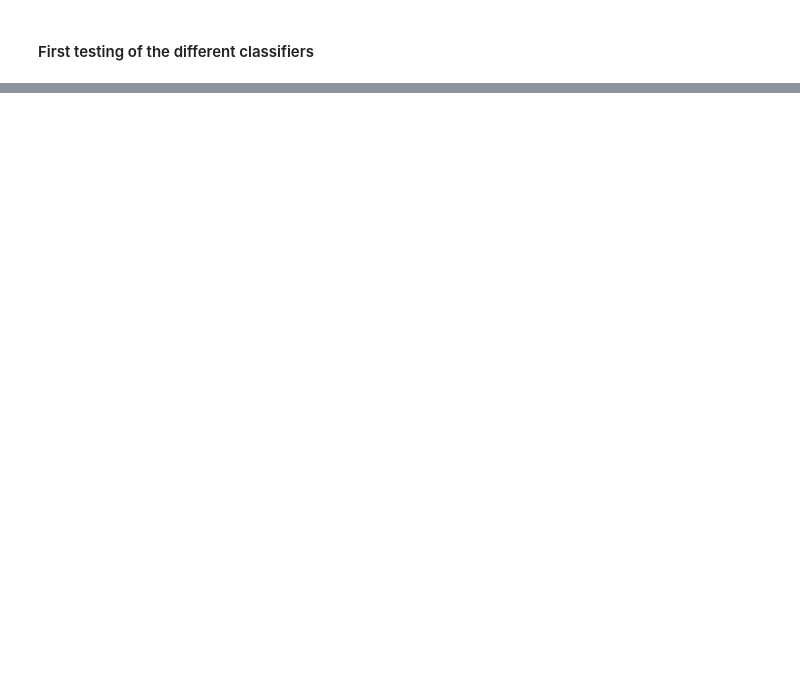
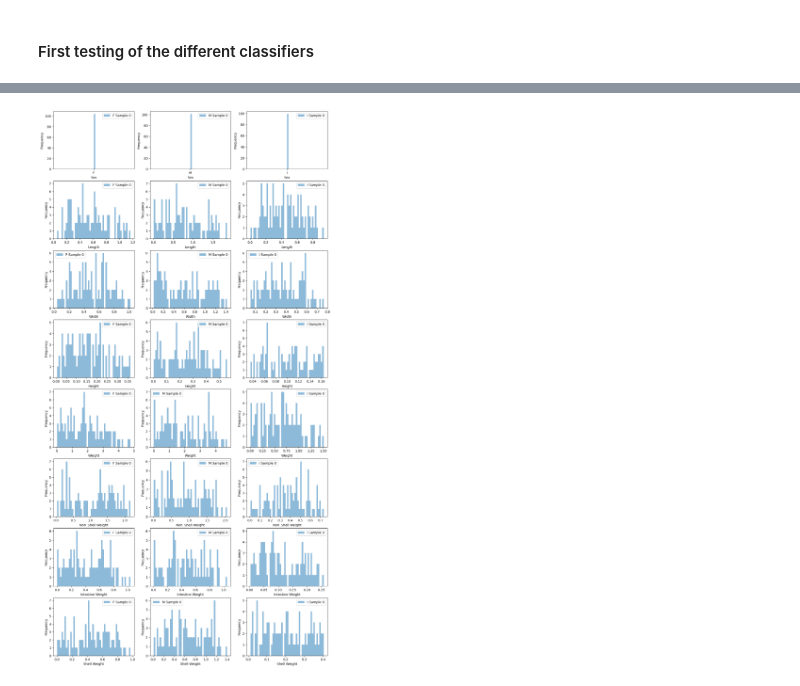
Before and after one commit to Liphip/e2ml, a Jupyter notebook: notebooks/13_final_exercise.ipynb, the cells around one changed output, grey strips where cells are left out. Cells and saved outputs as stored; diff of their text form; code cells hidden in the pictures; blank space fills up the shorter version.

```diff
--- a/notebooks/13_final_exercise.ipynb
+++ b/notebooks/13_final_exercise.ipynb
@@ -643,0 +804,62 @@ results_initial
+# %%
+# Find areas of the dataset where the distance between samples with different labels is small
+
+
+# Find the distance between each sample and the nearest sample with a different label
+def find_nearest_different_label(sample, data):
+    # Find the nearest sample with a different label
+    nearest_different_label = (
+        data[data["Stage_Num"] != sample["Stage_Num"]]
+        .drop(columns=["Stage_Num"])
+        .sub(sample.drop(columns=["Stage_Num"]), axis=1)
+        .abs()
+        .sum(axis=1)
+        .idxmin()
+    )
+    # Find the distance between the two samples
+    distance = np.linalg.norm(
+        data.loc[nearest_different_label].drop(columns=["Stage_Num"]) - sample.drop(columns=["Stage_Num"])
+    )
+    return distance
+
+
+# Find the distance between each sample and the nearest sample with a different label
+def find_nearest_same_label(sample, data):
+    # Find the nearest sample with a different label
+    nearest_same_label = (
+        data[data["Stage_Num"] == sample["Stage_Num"]]
+        .drop(columns=["Stage_Num"])
+        .sub(sample.drop(columns=["Stage_Num"]), axis=1)
+        .abs()
+        .sum(axis=1)
+        .idxmin()
+    )
+    # Find the distance between the two samples
+    distance = np.linalg.norm(
+        np.array(data.loc[nearest_same_label].drop(columns=["Stage_Num"])
+        - sample.drop(columns=["Stage_Num"]))
+    )
+    return distance
+
+data = molluscs_data.copy()
+data["nearest_different_label"] = data.drop(columns=["Sex", "Stage of Life"]).apply(
+    lambda row: find_nearest_different_label(row, data.drop(columns=["Sex", "Stage of Life"])), axis=1
+)
+data["nearest_same_label"] = data.drop(columns=["Sex", "Stage of Life", "nearest_different_label"]).apply(
+    lambda row: find_nearest_same_label(row, data.drop(columns=["Sex", "Stage of Life", "nearest_different_label"])), axis=1
+)
+
+# Split data request by sex
+data__female =          data[data["Sex"] == "F"]
+data__male =            data[data["Sex"] == "M"]
+data__indeterminate =   data[data["Sex"] == "I"]
+data__dict = {
+    "F": data__female,
+    "M": data__male,
+    "I": data__indeterminate,
+}
+
+# Plot the distances
+plot_samples(data__dict, include_stage_of_life=False)
+# %% [output]
+[figure, added]
```
Also changed, not shown: parts of 25 cells of this notebook, 1 other file.
